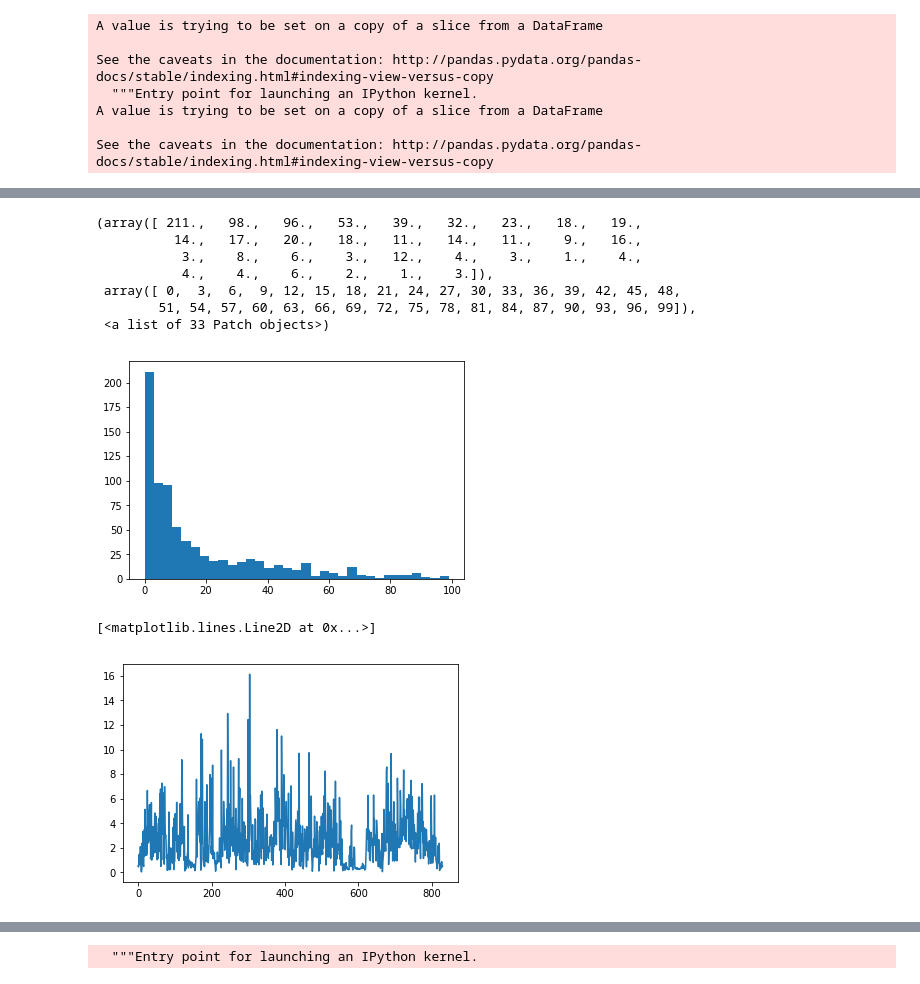
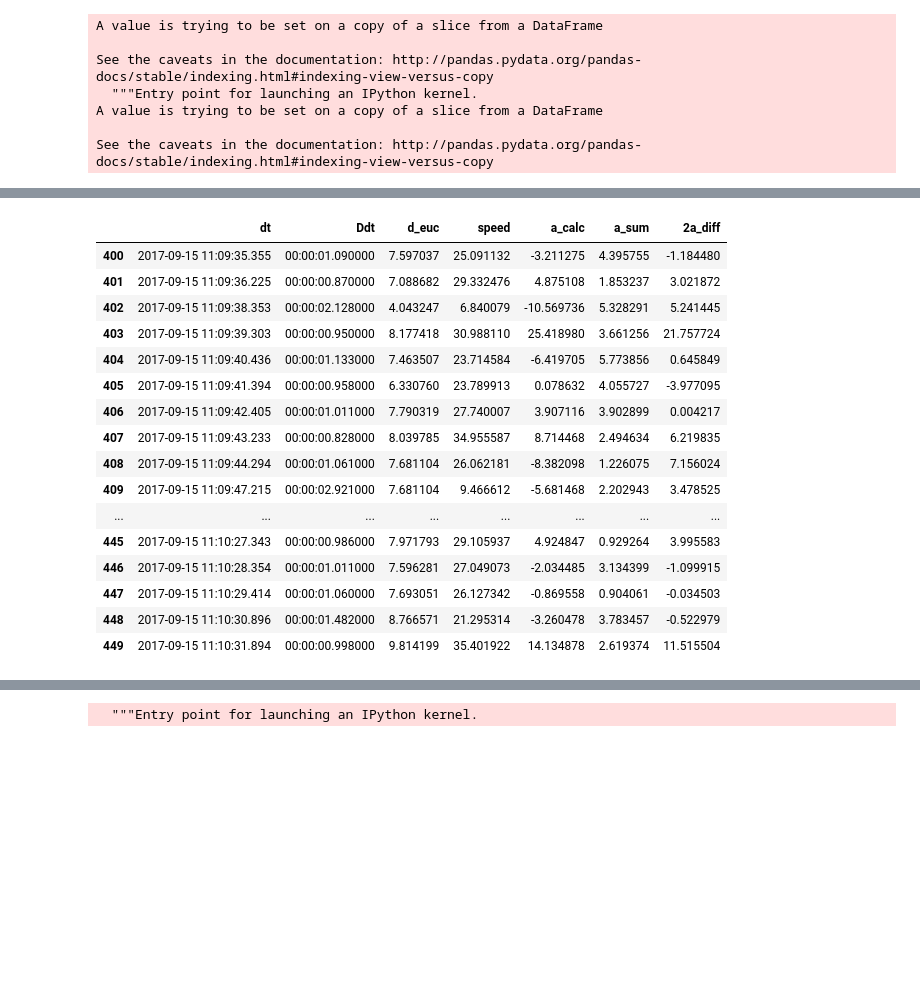
Before and after one commit to tempflip/kalman_filters, a Jupyter notebook: geo1_plot.ipynb, the cells around one changed output, grey strips where cells are left out. Drawn from its saved outputs; the diff is of its cells as text; code cells hidden in the pictures; blank space fills up the shorter version.

```diff
--- a/geo1_plot.ipynb
+++ b/geo1_plot.ipynb
@@ -81,17 +48,20 @@ Name: speed, Length: 831, dtype: float64
-# %%
-plt.hist(df['speed'].values, bins = range(0,100, 3))
-#plt.plot(df['Dlong'].values)
-# %% [output]
-(array([ 211.,   98.,   96.,   53.,   39.,   32.,   23.,   18.,   19.,
-          14.,   17.,   20.,   18.,   11.,   14.,   11.,    9.,   16.,
-           3.,    8.,    6.,    3.,   12.,    4.,    3.,    1.,    4.,
-           4.,    4.,    6.,    2.,    1.,    3.]),
- array([ 0,  3,  6,  9, 12, 15, 18, 21, 24, 27, 30, 33, 36, 39, 42, 45, 48,
-        51, 54, 57, 60, 63, 66, 69, 72, 75, 78, 81, 84, 87, 90, 93, 96, 99]),
- <a list of 33 Patch objects>)
-[figure, removed]
-# %%
-plt.plot(df['a_sum'])
-# %% [output]
-[<matplotlib.lines.Line2D at 0x...>]
-[figure, removed]
+# %%
+df[['dt','Ddt','d_euc','speed', 'a_calc', 'a_sum', '2a_diff']][400:450]
+# %% [output]
+|  | dt | Ddt | d_euc | speed | a_calc | a_sum | 2a_diff |
+| 400 | 2017-09-15 11:09:35.355 | 00:00:01.090000 | 7.597037 | 25.091132 | -3.211275 | 4.395755 | -1.184480 |
+| 401 | 2017-09-15 11:09:36.225 | 00:00:00.870000 | 7.088682 | 29.332476 | 4.875108 | 1.853237 | 3.021872 |
+| 402 | 2017-09-15 11:09:38.353 | 00:00:02.128000 | 4.043247 | 6.840079 | -10.569736 | 5.328291 | 5.241445 |
+| 403 | 2017-09-15 11:09:39.303 | 00:00:00.950000 | 8.177418 | 30.988110 | 25.418980 | 3.661256 | 21.757724 |
+| 404 | 2017-09-15 11:09:40.436 | 00:00:01.133000 | 7.463507 | 23.714584 | -6.419705 | 5.773856 | 0.645849 |
+| 405 | 2017-09-15 11:09:41.394 | 00:00:00.958000 | 6.330760 | 23.789913 | 0.078632 | 4.055727 | -3.977095 |
+| 406 | 2017-09-15 11:09:42.405 | 00:00:01.011000 | 7.790319 | 27.740007 | 3.907116 | 3.902899 | 0.004217 |
+| 407 | 2017-09-15 11:09:43.233 | 00:00:00.828000 | 8.039785 | 34.955587 | 8.714468 | 2.494634 | 6.219835 |
+| 408 | 2017-09-15 11:09:44.294 | 00:00:01.061000 | 7.681104 | 26.062181 | -8.382098 | 1.226075 | 7.156024 |
+| 409 | 2017-09-15 11:09:47.215 | 00:00:02.921000 | 7.681104 | 9.466612 | -5.681468 | 2.202943 | 3.478525 |
+| ... | ... | ... | ... | ... | ... | ... | ... |
+| 445 | 2017-09-15 11:10:27.343 | 00:00:00.986000 | 7.971793 | 29.105937 | 4.924847 | 0.929264 | 3.995583 |
+| 446 | 2017-09-15 11:10:28.354 | 00:00:01.011000 | 7.596281 | 27.049073 | -2.034485 | 3.134399 | -1.099915 |
+| 447 | 2017-09-15 11:10:29.414 | 00:00:01.060000 | 7.693051 | 26.127342 | -0.869558 | 0.904061 | -0.034503 |
+| 448 | 2017-09-15 11:10:30.896 | 00:00:01.482000 | 8.766571 | 21.295314 | -3.260478 | 3.783457 | -0.522979 |
+| 449 | 2017-09-15 11:10:31.894 | 00:00:00.998000 | 9.814199 | 35.401922 | 14.134878 | 2.619374 | 11.515504 |
```
Also changed, not shown: parts of 8 cells of this notebook, 1 other file.
